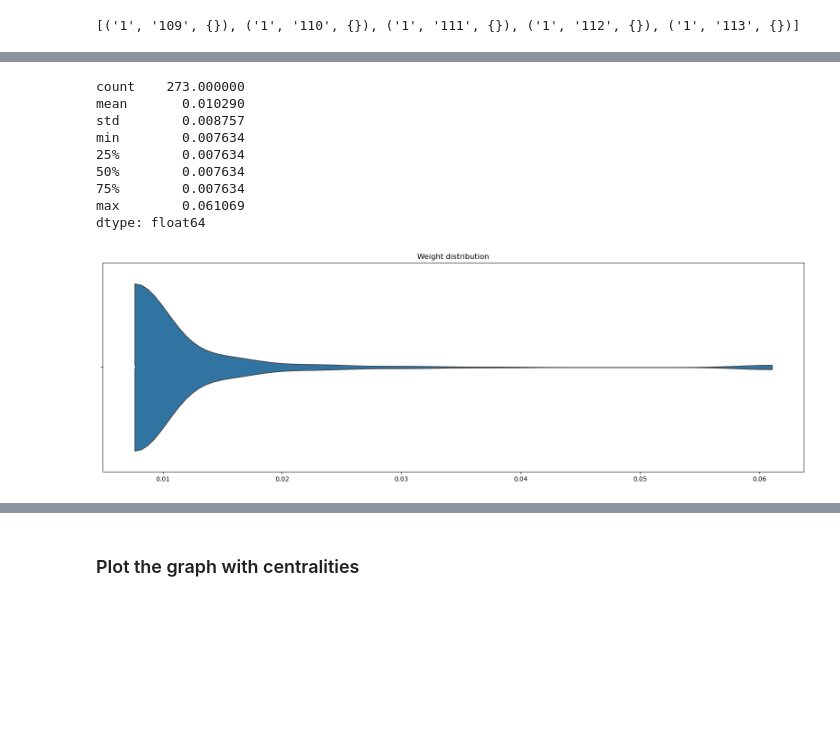
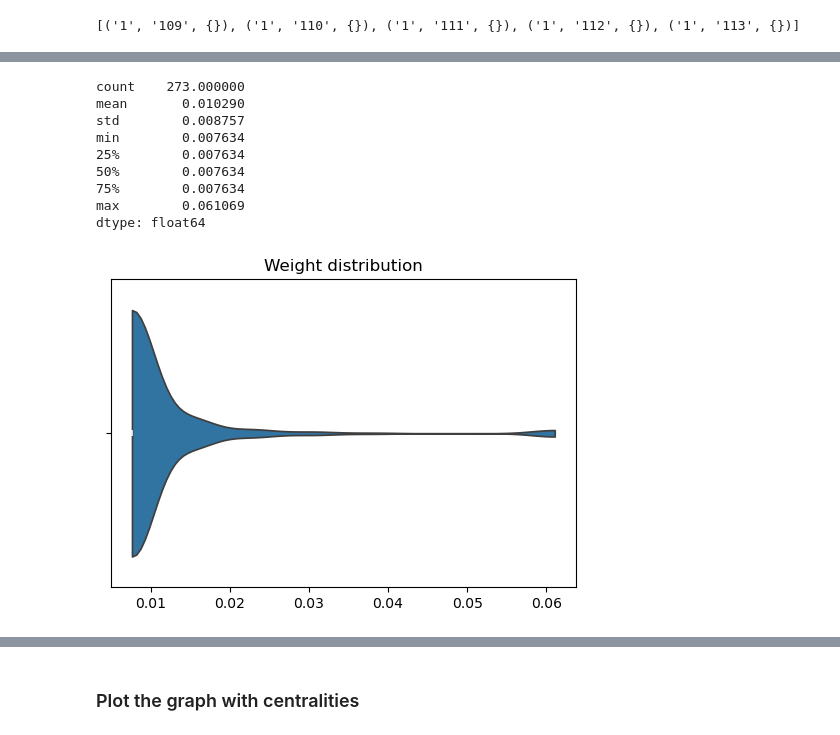
Before and after one commit to Sciences-historiques-numeriques/histoire_numerique_methodes, a Jupyter notebook: analyse_reseaux/pajek_book/chapter5_affiliations.ipynb, the cells around one changed output, grey strips where cells are left out. Saved outputs shown, nothing was run; the diff lists cells and outputs as text; code cells hidden in the pictures; blank space fills up the shorter version.

```diff
--- a/analyse_reseaux/pajek_book/chapter5_affiliations.ipynb
+++ b/analyse_reseaux/pajek_book/chapter5_affiliations.ipynb
@@ -161,0 +324,7 @@ pprint.pprint(list(G.nodes(data=True))[:3])
+# %%
+### Open the capital file and zip it together with the
+# nodes' identifiers (they are in the same ordre and samel length)
+f='../data/Chapter5/Capital.vec'
+vec= pd.read_csv(f)
+vec.columns=['capital']
+print(vec.head(10))
@@ -161,0 +343,6 @@ pprint.pprint(list(G.nodes(data=True))[:3])
+# %%
+### Zip capital attibute with notes, in the same order
+l = list(vec["capital"])
+print(l[:3])
+ln = list(zip(nodes,l))
+print(ln[:10])
@@ -161,0 +366,6 @@ pprint.pprint(list(G.nodes(data=True))[:3])
+# %%
+### Prepare the capital clusters to add to the nodes
+dict_capital = dict([(d[0], {'capital': d[1]}) for d in ln])
+
+### Add the family clusters to the nodes
+nx.set_node_attributes(G, dict_capital)
@@ -272,0 +536,5 @@ print(sorted(dA, key=lambda x: int(x[0])))
+# %%
+### Add the degree to company nodes nodes
+# The decree of a company is the number of its directors!
+nx.set_node_attributes(lG, dict(dC), 'number_of_directors')
+pprint.pprint(list(lG.nodes(data=True))[:2])
@@ -427,19 +743,19 @@ naf.basic_graph_properties(projSG)
 # %%
 ### distribution of normalized weight
 lw = [e[2]['weight'] for e in projSG.edges.data()]
 
-naf.describe_violinplot(lw, 'Weight distribution')
+naf.describe_violinplot(lw, 'Weight distribution', figsize=(6,4))
 # %% [output]
 count    273.000000
 mean       0.010290
 std        0.008757
 min        0.007634
 25%        0.007634
 50%        0.007634
 75%        0.007634
 max        0.061069
 dtype: float64
-[figure, old version]
+[figure, new version]
 # %%
 ### Distribution of integer weight
 lw = [e[2]['integer_weight'] for e in projSG.edges.data()]
```
Also changed, not shown: parts of 120 cells of this notebook, 9 other files.
